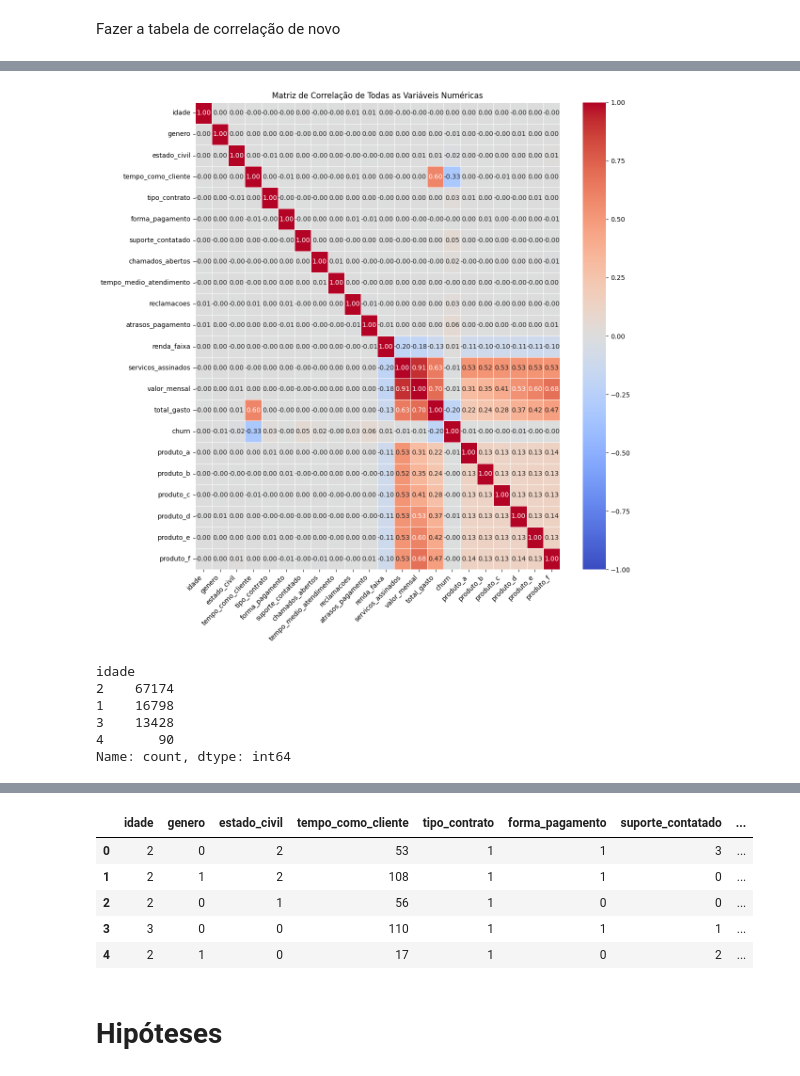
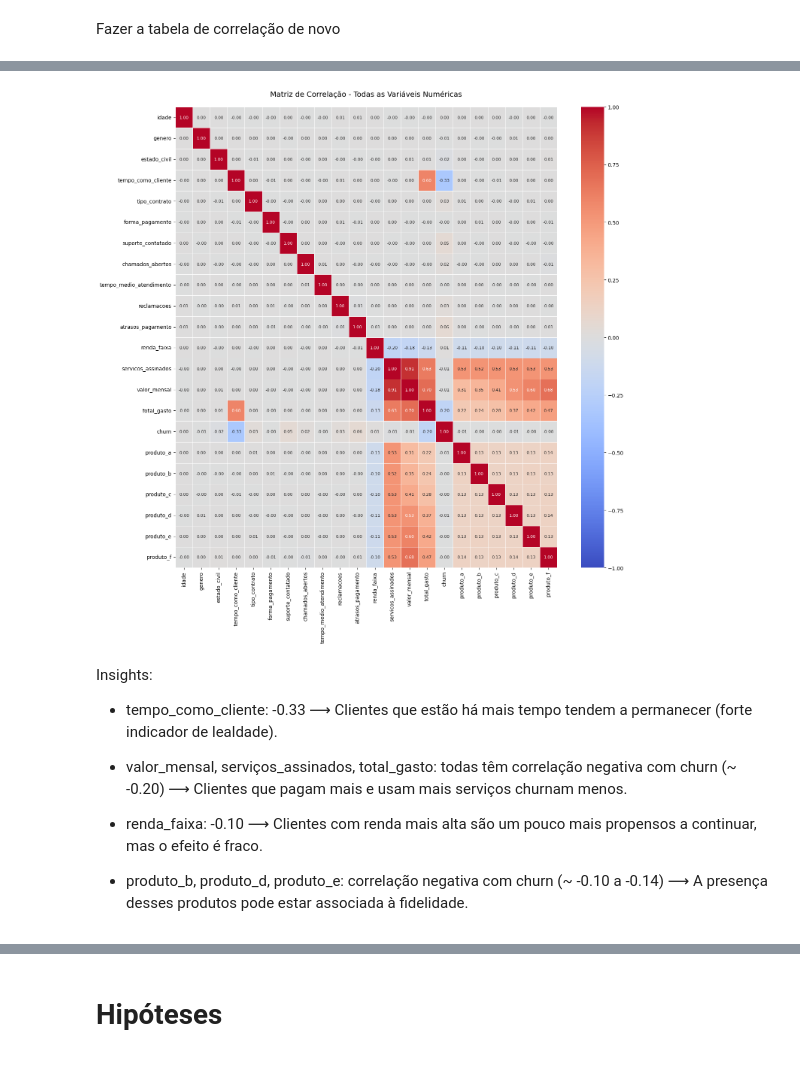
Before and after one commit to yasminminario/case_inteli_academy, a Jupyter notebook: notebook/case.ipynb, the cells around one changed output, grey strips where cells are left out. Saved outputs shown, nothing was run; the diff lists cells and outputs as text; code cells hidden in the pictures.

```diff
--- a/notebook/case.ipynb
+++ b/notebook/case.ipynb
@@ -366,47 +416,51 @@ produto_a × servicos_assinados: 0.527
 servicos_assinados × produto_a: 0.527
 # %%
 import matplotlib.pyplot as plt
-import seaborn as sns
 
 def criar_visualizacoes():
-    # Selecionar apenas colunas numéricas para a matriz de correlação
     colunas_numericas = df.select_dtypes(include=['number']).columns
-
-    # Calcular a matriz de correlação com todas as colunas numéricas
     correlacao = df[colunas_numericas].corr()
 
-    # Definir o tamanho da figura com base na quantidade de colunas
-    tamanho_figura = max(12, len(colunas_numericas) / 2)
+    n_colunas = len(colunas_numericas)
+    tamanho_figura = max(15, n_colunas * 0.6)
 
     plt.figure(figsize=(tamanho_figura, tamanho_figura))
 
-    # Criar o heatmap de correlação
-    sns.heatmap(
+    heatmap = sns.heatmap(
         correlacao,
         annot=True,
         cmap='coolwarm',
         vmin=-1,
         vmax=1,
         fmt=".2f",
-        linewidths=0.5
+        linewidths=0.5,
+        annot_kws={"size": 8 if n_colunas > 15 else 10}
     )
-    plt.title('Matriz de Correlação de Todas as Variáveis Numéricas')
-    plt.xticks(rotation=45, ha='right')
+
+    plt.title('Matriz de Correlação - Todas as Variáveis Numéricas', fontsize=14, pad=20)
+    plt.xticks(rotation=90)
+    plt.yticks(rotation=0)
+
     plt.tight_layout()
     plt.show()
 
 criar_visualizacoes()
 # %% [output]
-[figure, old version]
+[figure, new version]
-# %%
-df['idade'].value_counts()
-# %% [output]
-idade
-2    67174
-1    16798
-3    13428
-4       90
-Name: count, dtype: int64
+# %% [markdown]
+Insights:
+
+- tempo_como_cliente: -0.33
+⟶ Clientes que estão há mais tempo tendem a permanecer (forte indicador de lealdade).
+
+- valor_mensal, serviços_assinados, total_gasto: todas têm correlação negativa com churn (~ -0.20)
+⟶ Clientes que pagam mais e usam mais serviços churnam menos.
+
+- renda_faixa: -0.10
+⟶ Clientes com renda mais alta são um pouco mais propensos a continuar, mas o efeito é fraco.
+
+- produto_b, produto_d, produto_e: correlação negativa com churn (~ -0.10 a -0.14)
+⟶ A presença desses produtos pode estar associada à fidelidade.
 # %%
 df.info()
 # %% [output]
@@ -427,15 +481,6 @@ Data columns (total 22 columns):
  21  produto_f                97490 non-null  int64
 dtypes: float64(3), int64(18), int8(1)
 memory usage: 16.5 MB
-# %%
-df.head()
-# %% [output]
-|  | idade | genero | estado_civil | tempo_como_cliente | tipo_contrato | forma_pagamento | suporte_contatado | ... |
-| 0 | 2 | 0 | 2 | 53 | 1 | 1 | 3 | ... |
-| 1 | 2 | 1 | 2 | 108 | 1 | 1 | 0 | ... |
-| 2 | 2 | 0 | 1 | 56 | 1 | 0 | 0 | ... |
-| 3 | 3 | 0 | 0 | 110 | 1 | 1 | 1 | ... |
-| 4 | 2 | 1 | 0 | 17 | 1 | 0 | 2 | ... |
 # %% [markdown]
 # Hipóteses
 # %% [markdown]
```
Also changed, not shown: parts of 36 cells of this notebook, 1 other file.
